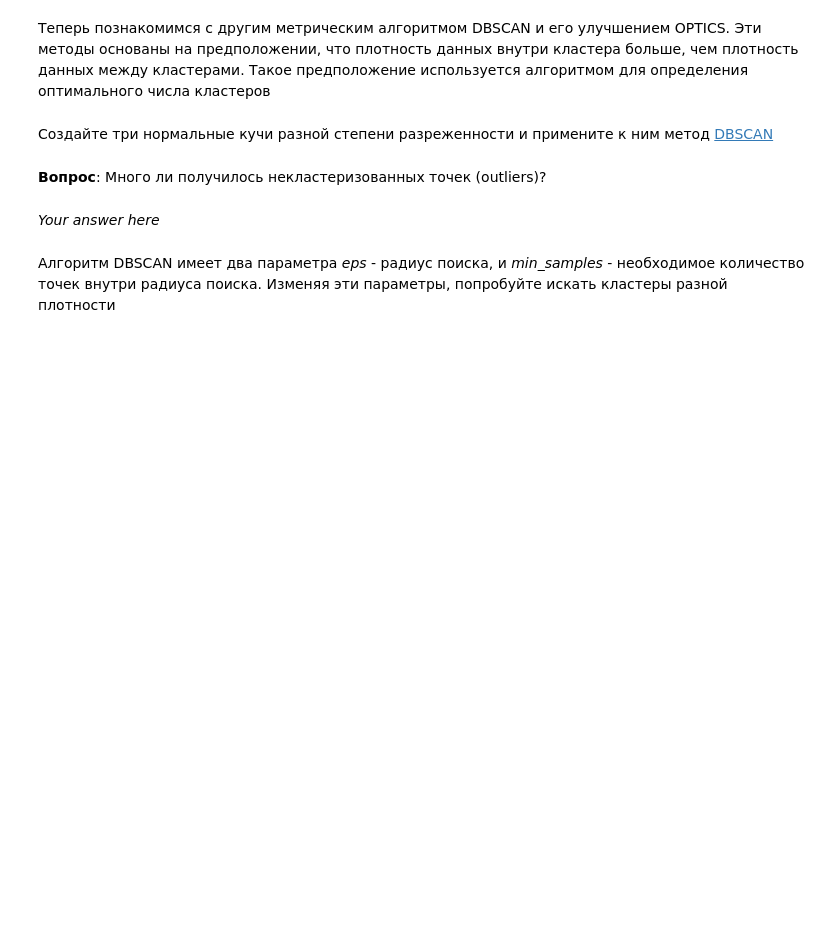
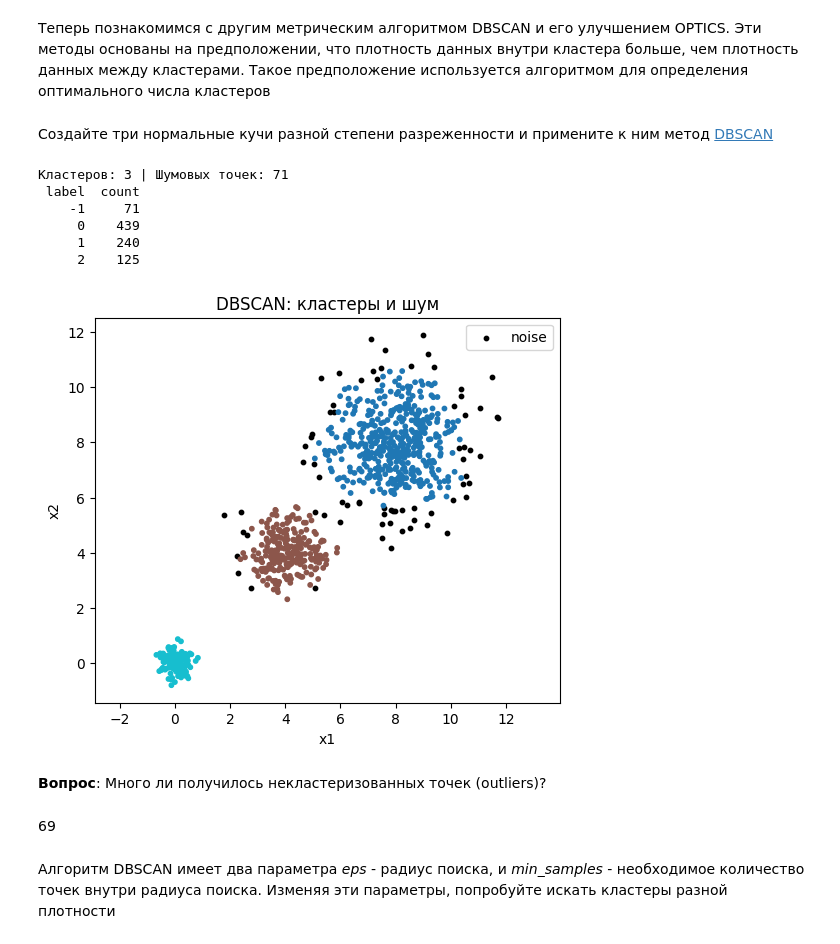
Before and after one commit to Saharochekl/FSR_ML, a Jupyter notebook: hometasks/Theme3/Sem03_01.ipynb, the cells around one changed output. Drawn from its saved outputs; the diff is of its cells as text; code cells hidden in the pictures; blank space fills up the shorter version.

```diff
--- a/hometasks/Theme3/Sem03_01.ipynb
+++ b/hometasks/Theme3/Sem03_01.ipynb
@@ -208,9 +213,48 @@ Spectral Clustering строит kNN-граф, считает собственн
 # %%
-#Your code here
+
+# Данные: 3 кучи с разной разряжённостью
+X, _ = make_blobs(
+    n_samples=[125, 250, 500],                # разные мощности
+    centers=[(0, 0), (4, 4), (8, 8)],        # разнесены в пространстве
+    cluster_std=[0.30, 0.70, 1.20],           # разная плотность (чем больше std, тем "реже")
+    random_state=None
+)
+
+# DBSCAN
+db = DBSCAN(eps=0.5, min_samples=10).fit(X)
+labels = db.labels_
+
+# Сводка: число кластеров и шум (label = -1)
+n_noise = int(np.sum(labels == -1))
+n_clusters = len(set(labels)) - (1 if -1 in labels else 0)
+print(f"Кластеров: {n_clusters} | Шумовых точек: {n_noise}")
+
+# Таблица размеров кластеров (шум -1)
+uniq, cnt = np.unique(labels, return_counts=True)
+summary = pd.DataFrame({"label": uniq, "count": cnt}).sort_values("label").reset_index(drop=True)
+print(summary.to_string(index=False))
+
+# Визуализация
+plt.figure(figsize=(6, 5))
+# шум — белым, кластеры — цветами
+is_noise = labels == -1
+plt.scatter(X[is_noise, 0], X[is_noise, 1], s=10, c="k", label="noise")
+plt.scatter(X[~is_noise, 0], X[~is_noise, 1], s=10, c=labels[~is_noise], cmap="tab10")
+plt.title("DBSCAN: кластеры и шум")
+plt.xlabel("x1"); plt.ylabel("x2"); plt.axis("equal"); plt.legend()
+plt.show()
+# %% [output]
+Кластеров: 3 | Шумовых точек: 71
+ label  count
+    -1     71
+     0    439
+     1    240
+     2    125
+[figure, added]
 # %% [markdown]
 **Вопрос**: Много ли получилось некластеризованных точек (outliers)?
 # %% [markdown]
-*Your answer here*
+69
 # %% [markdown]
 Алгоритм DBSCAN имеет два параметра *eps* - радиус поиска, и *min_samples* - необходимое количество точек внутри радиуса поиска. Изменяя эти параметры, попробуйте искать кластеры разной плотности
 # %%
```
Also changed, not shown: parts of 38 cells of this notebook.
